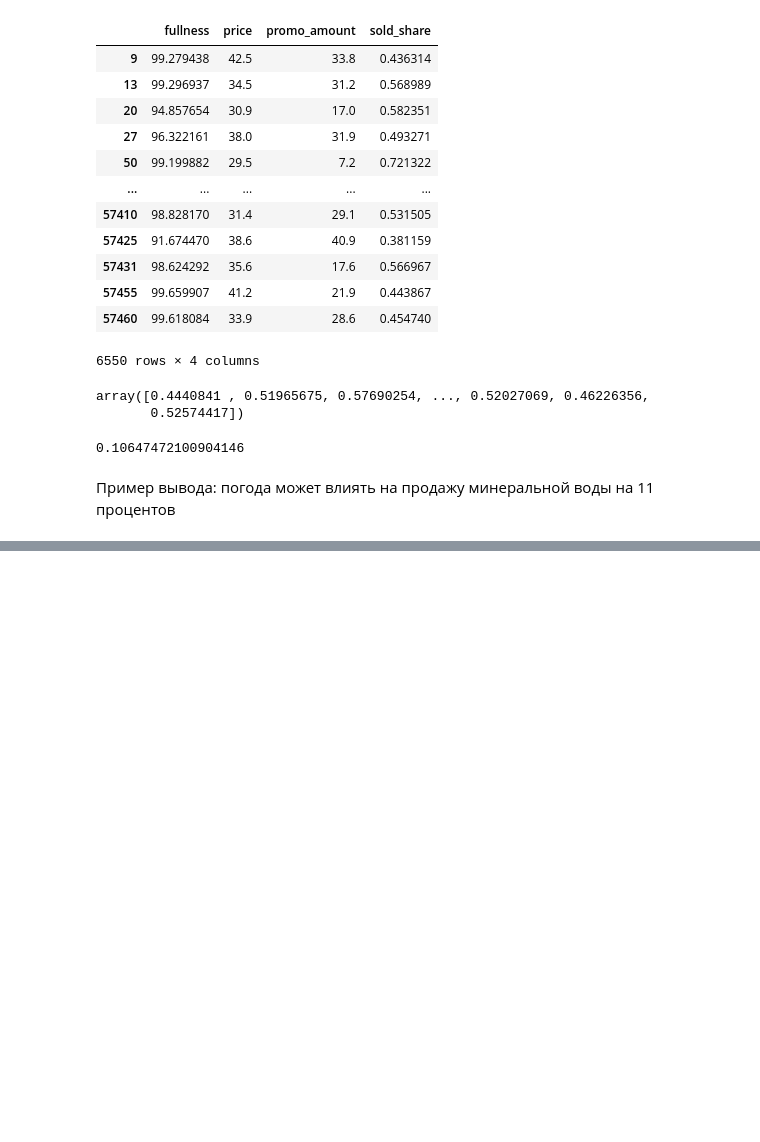
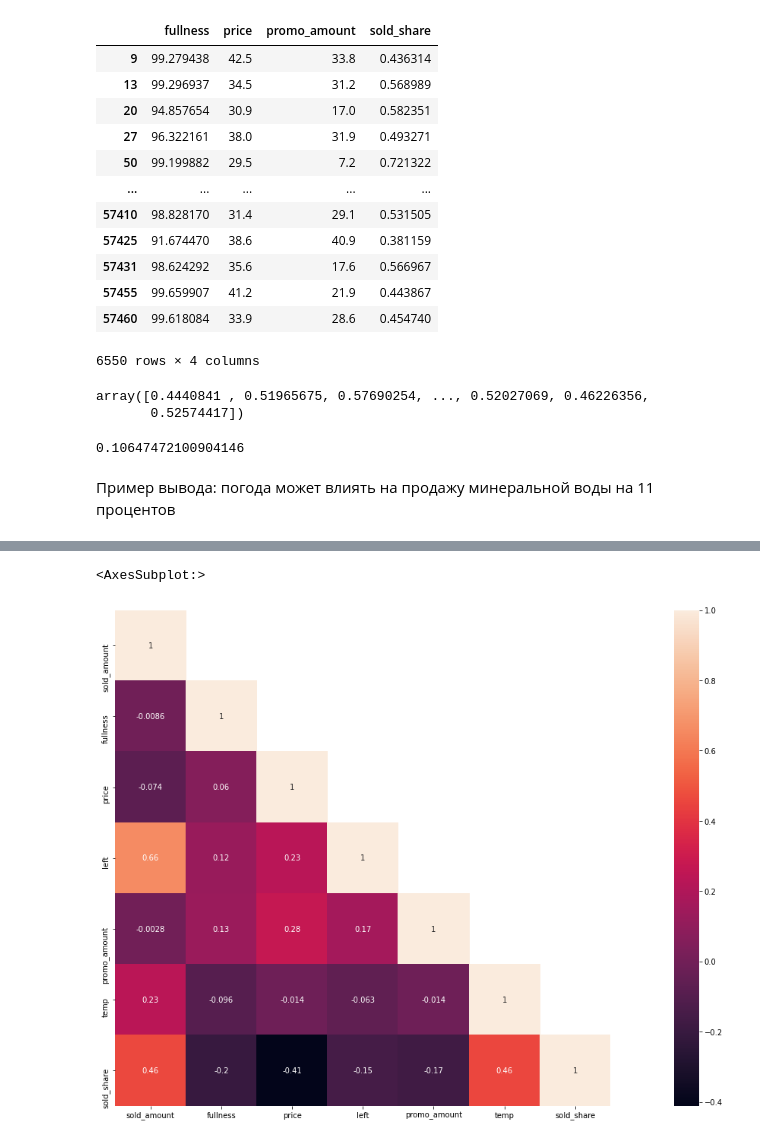
Before and after one commit to Powerofpowder/demand_temperature_correlation, a Jupyter notebook: JN_Alimova_magnit_test.ipynb, the cells around one changed output, grey strips where cells are left out. Cells and saved outputs as stored; diff of their text form; code cells hidden in the pictures; blank space fills up the shorter version.

Commit message:
add temperature data and coef-s

```diff
--- a/JN_Alimova_magnit_test.ipynb
+++ b/JN_Alimova_magnit_test.ipynb
@@ -577,0 +582,7 @@ print(MSE)
+# %%
+df = pd.read_excel('datasets\df_magnit.xlsx')
+df.columns = ['date', 'dist_cent', 'group', 'sold_amount', 'fullness', 'price', 'left', 'promo_amount']
+
+# создадим новый датасет на основе данных о температуре
+temperarute = pd.read_excel('datasets\df_magnit.xlsx', sheet_name='Температура')
+temperarute
@@ -577,0 +625,3 @@ print(MSE)
+# %%
+# для удобства работы перименуем колонки
+temperarute.columns = ['date', 'dist_cent', 'temp']
@@ -577,0 +644,4 @@ print(MSE)
+# %%
+# объединим датафремы в один, сравнив дату и РЦ
+data = df.join(temperarute.set_index(['date', 'dist_cent']), on=['date', 'dist_cent'])
+display(data)
@@ -577,0 +669,17 @@ print(MSE)
+# %%
+# введем признак "процент продаж" на основе отношения проданного товара к общему числу товара
+def sale_share(row):
+    return row['sold_amount'] / (row['sold_amount'] + row['left'])
+
+data['sold_share'] = df.apply(sale_share, axis=1)
+# %%
+#еще раз посмотрим на матрицу корреляций
+cor_mat= data[:].corr()
+mask = np.array(cor_mat)
+mask[np.tril_indices_from(mask)] = False
+fig=plt.gcf()
+fig.set_size_inches(30,12)
+sns.heatmap(data=cor_mat,mask=mask,square=True,annot=True,cbar=True)
+# %% [output]
+<AxesSubplot:>
+[figure, added]
```
Also changed, not shown: parts of 11 cells of this notebook.
